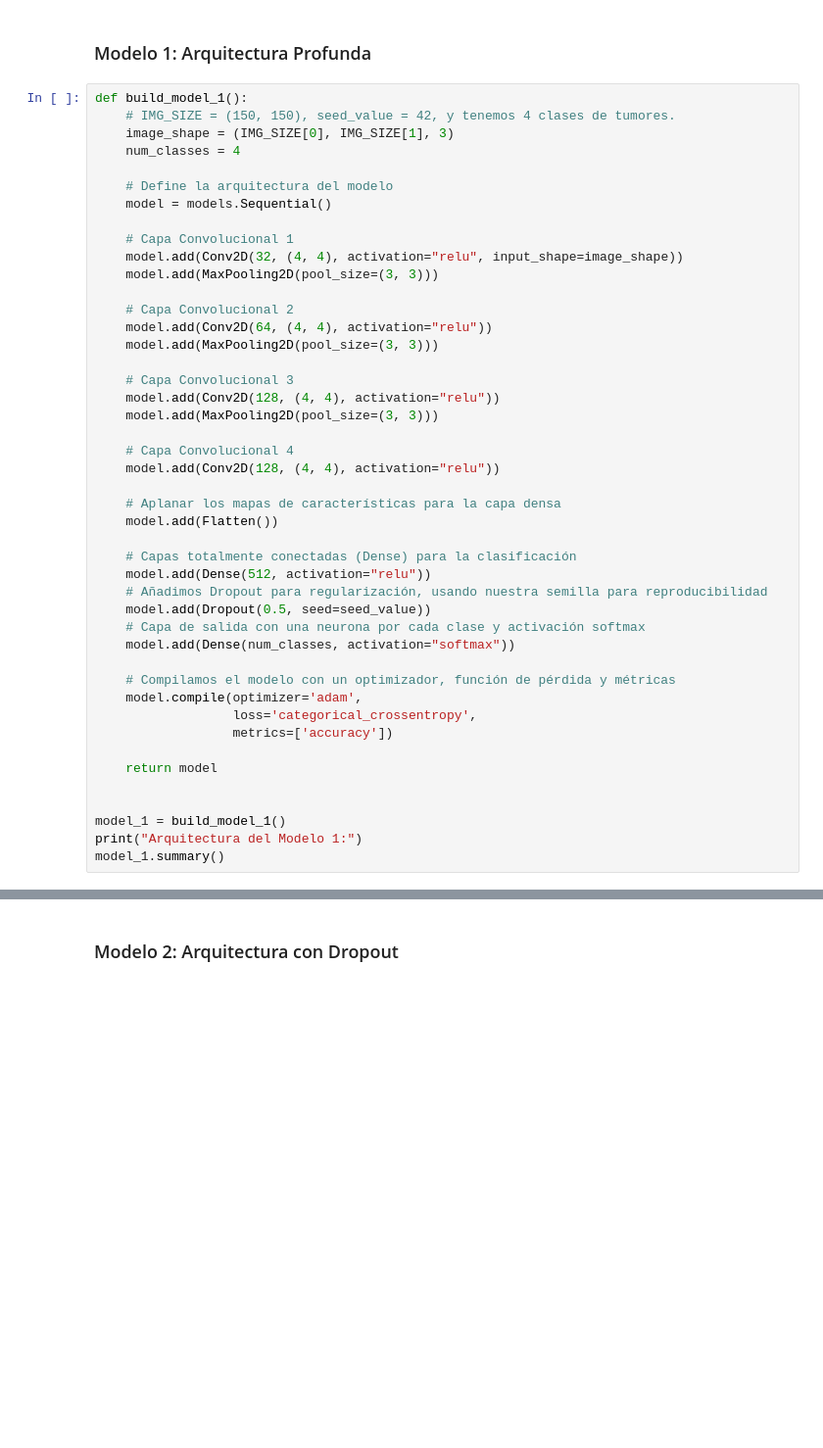
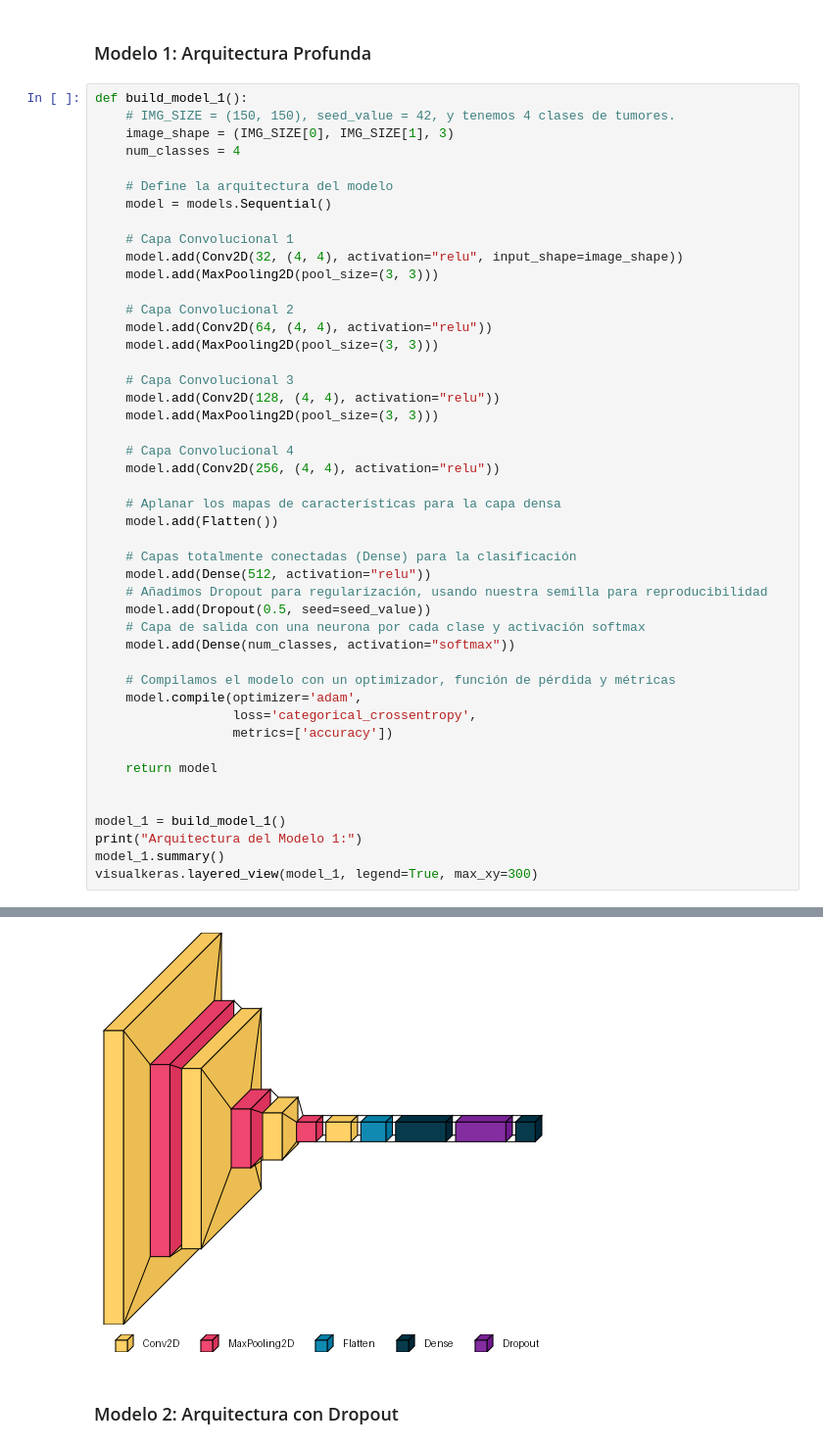
Before and after one commit to LeslyEJB/UseCase_III-Adi-Les, a Jupyter notebook: Use_Case_III.ipynb, the cells around one changed output, grey strips where cells are left out. Shown at 98% size. Drawn from its saved outputs; the diff is of its cells as text; blank space fills up the shorter version.

Commit message:
Añadiendo mas visualizaciones

```diff
--- a/Use_Case_III.ipynb
+++ b/Use_Case_III.ipynb
@@ -225,7 +223,7 @@ def build_model_1():
     model.add(MaxPooling2D(pool_size=(3, 3)))
 
     # Capa Convolucional 4
-    model.add(Conv2D(128, (4, 4), activation="relu"))
+    model.add(Conv2D(256, (4, 4), activation="relu"))
 
     # Aplanar los mapas de características para la capa densa
     model.add(Flatten())
@@ -248,5 +246,6 @@ def build_model_1():
 model_1 = build_model_1()
 print("Arquitectura del Modelo 1:")
 model_1.summary()
+visualkeras.layered_view(model_1, legend=True, max_xy=300)
 # %% [output]
 Arquitectura del Modelo 1:
@@ -273,4 +272,5 @@ Model: "sequential"
  Non-trainable params: 0 (0.00 B)
+[figure, added]
 # %% [markdown]
 ### Modelo 2: Arquitectura con Dropout
 # %%
```
Also changed, not shown: parts of 16 cells of this notebook.
